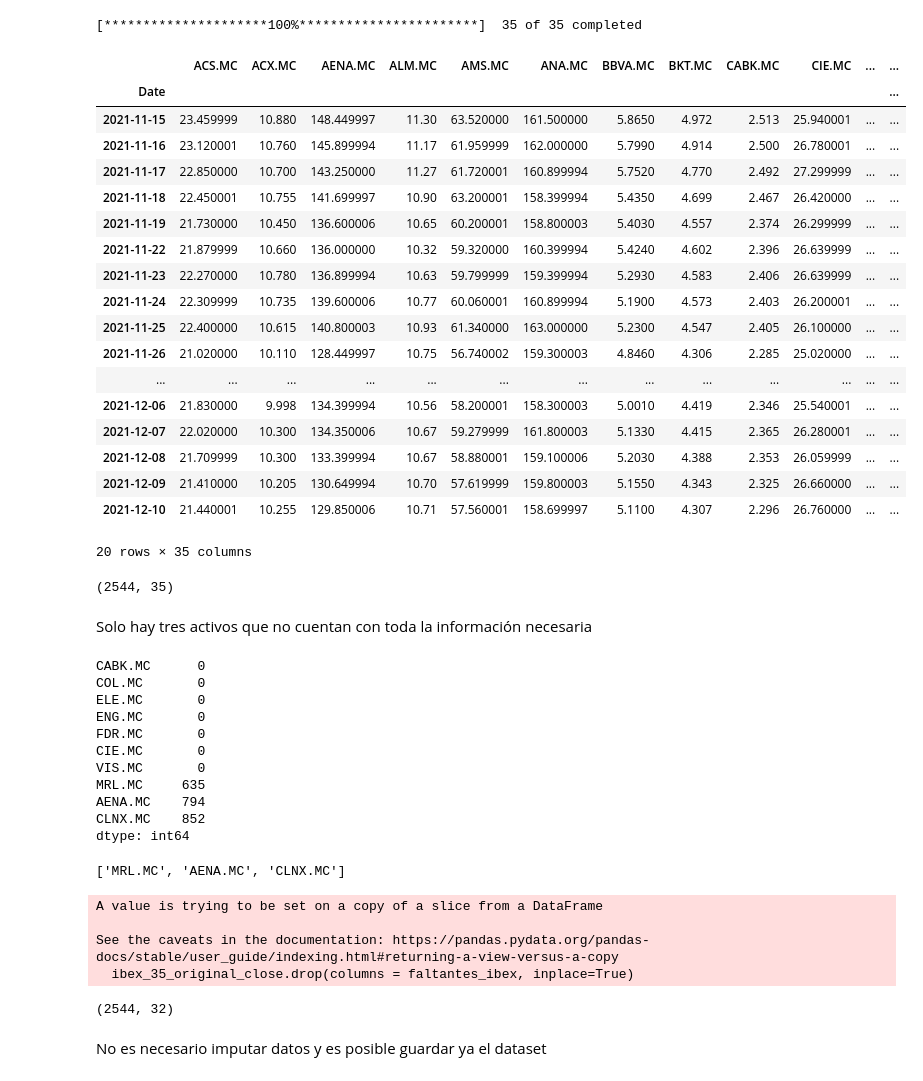
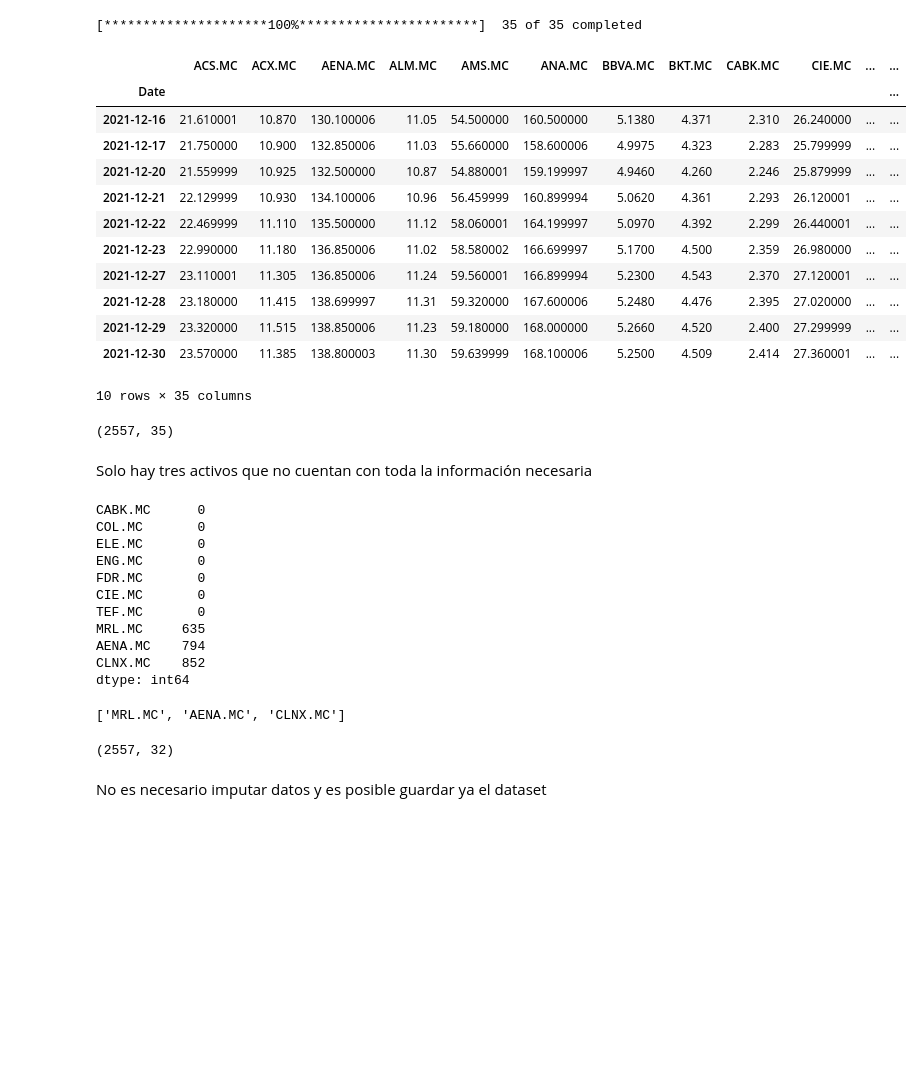
Before and after one commit to jduarte00/tesis, a Jupyter notebook: DataSets.ipynb, the cells around one changed output. Cells and saved outputs as stored; diff of their text form; code cells hidden in the pictures; blank space fills up the shorter version.

```diff
--- a/DataSets.ipynb
+++ b/DataSets.ipynb
@@ -88,7 +88,7 @@ Para ver la composición del índice en otros tiempos consultar las versiones en
 # %% [markdown]
 A continuación se hace el web scraping de los componentes del S&P 500 a finales del 2021 en la versión de archivo de Wikipedia y mediante Beautifull Soup se obtienen los tickers correspondientes.
 # %%
-resp = requests.get('https://en.wikipedia.org/wiki/List_of_S%26P_500_companies')
+resp = requests.get('https://en.wikipedia.org/w/index.php?title=List_of_S%26P_500_companies&oldid=1062834329')
 soup = bs.BeautifulSoup(resp.text, 'lxml')
 table = soup.find('table', {'class': 'wikitable sortable'})
 # %%
@@ -806,30 +716,25 @@ ibex_35_original = yf.download(tickers_ibex, "2012-01-01", "2021-12-31")
 # %%
 ibex_35_original_close = ibex_35_original['Close']
-ibex_35_original_close.tail(20)
+ibex_35_original_close.to_csv('./data/ibex_35_original_close.csv', index = True)
+ibex_35_original_close.tail(10)
 # %% [output]
 |  | ACS.MC | ACX.MC | AENA.MC | ALM.MC | AMS.MC | ANA.MC | BBVA.MC | BKT.MC | CABK.MC | CIE.MC | ... | ... |
 | Date |  |  |  |  |  |  |  |  |  |  |  | ... |
-| 2021-11-15 | 23.459999 | 10.880 | 148.449997 | 11.30 | 63.520000 | 161.500000 | 5.8650 | 4.972 | 2.513 | 25.940001 | ... | ... |
-| 2021-11-16 | 23.120001 | 10.760 | 145.899994 | 11.17 | 61.959999 | 162.000000 | 5.7990 | 4.914 | 2.500 | 26.780001 | ... | ... |
-| 2021-11-17 | 22.850000 | 10.700 | 143.250000 | 11.27 | 61.720001 | 160.899994 | 5.7520 | 4.770 | 2.492 | 27.299999 | ... | ... |
-| 2021-11-18 | 22.450001 | 10.755 | 141.699997 | 10.90 | 63.200001 | 158.399994 | 5.4350 | 4.699 | 2.467 | 26.420000 | ... | ... |
-| 2021-11-19 | 21.730000 | 10.450 | 136.600006 | 10.65 | 60.200001 | 158.800003 | 5.4030 | 4.557 | 2.374 | 26.299999 | ... | ... |
-| 2021-11-22 | 21.879999 | 10.660 | 136.000000 | 10.32 | 59.320000 | 160.399994 | 5.4240 | 4.602 | 2.396 | 26.639999 | ... | ... |
-| 2021-11-23 | 22.270000 | 10.780 | 136.899994 | 10.63 | 59.799999 | 159.399994 | 5.2930 | 4.583 | 2.406 | 26.639999 | ... | ... |
-| 2021-11-24 | 22.309999 | 10.735 | 139.600006 | 10.77 | 60.060001 | 160.899994 | 5.1900 | 4.573 | 2.403 | 26.200001 | ... | ... |
-| 2021-11-25 | 22.400000 | 10.615 | 140.800003 | 10.93 | 61.340000 | 163.000000 | 5.2300 | 4.547 | 2.405 | 26.100000 | ... | ... |
-| 2021-11-26 | 21.020000 | 10.110 | 128.449997 | 10.75 | 56.740002 | 159.300003 | 4.8460 | 4.306 | 2.285 | 25.020000 | ... | ... |
-| ... | ... | ... | ... | ... | ... | ... | ... | ... | ... | ... | ... | ... |
-| 2021-12-06 | 21.830000 | 9.998 | 134.399994 | 10.56 | 58.200001 | 158.300003 | 5.0010 | 4.419 | 2.346 | 25.540001 | ... | ... |
-| 2021-12-07 | 22.020000 | 10.300 | 134.350006 | 10.67 | 59.279999 | 161.800003 | 5.1330 | 4.415 | 2.365 | 26.280001 | ... | ... |
-| 2021-12-08 | 21.709999 | 10.300 | 133.399994 | 10.67 | 58.880001 | 159.100006 | 5.2030 | 4.388 | 2.353 | 26.059999 | ... | ... |
-| 2021-12-09 | 21.410000 | 10.205 | 130.649994 | 10.70 | 57.619999 | 159.800003 | 5.1550 | 4.343 | 2.325 | 26.660000 | ... | ... |
-| 2021-12-10 | 21.440001 | 10.255 | 129.850006 | 10.71 | 57.560001 | 158.699997 | 5.1100 | 4.307 | 2.296 | 26.760000 | ... | ... |
+| 2021-12-16 | 21.610001 | 10.870 | 130.100006 | 11.05 | 54.500000 | 160.500000 | 5.1380 | 4.371 | 2.310 | 26.240000 | ... | ... |
+| 2021-12-17 | 21.750000 | 10.900 | 132.850006 | 11.03 | 55.660000 | 158.600006 | 4.9975 | 4.323 | 2.283 | 25.799999 | ... | ... |
+| 2021-12-20 | 21.559999 | 10.925 | 132.500000 | 10.87 | 54.880001 | 159.199997 | 4.9460 | 4.260 | 2.246 | 25.879999 | ... | ... |
+| 2021-12-21 | 22.129999 | 10.930 | 134.100006 | 10.96 | 56.459999 | 160.899994 | 5.0620 | 4.361 | 2.293 | 26.120001 | ... | ... |
+| 2021-12-22 | 22.469999 | 11.110 | 135.500000 | 11.12 | 58.060001 | 164.199997 | 5.0970 | 4.392 | 2.299 | 26.440001 | ... | ... |
+| 2021-12-23 | 22.990000 | 11.180 | 136.850006 | 11.02 | 58.580002 | 166.699997 | 5.1700 | 4.500 | 2.359 | 26.980000 | ... | ... |
+| 2021-12-27 | 23.110001 | 11.305 | 136.850006 | 11.24 | 59.560001 | 166.899994 | 5.2300 | 4.543 | 2.370 | 27.120001 | ... | ... |
+| 2021-12-28 | 23.180000 | 11.415 | 138.699997 | 11.31 | 59.320000 | 167.600006 | 5.2480 | 4.476 | 2.395 | 27.020000 | ... | ... |
+| 2021-12-29 | 23.320000 | 11.515 | 138.850006 | 11.23 | 59.180000 | 168.000000 | 5.2660 | 4.520 | 2.400 | 27.299999 | ... | ... |
+| 2021-12-30 | 23.570000 | 11.385 | 138.800003 | 11.30 | 59.639999 | 168.100006 | 5.2500 | 4.509 | 2.414 | 27.360001 | ... | ... |
-20 rows × 35 columns
+10 rows × 35 columns
 # %%
 ibex_35_original_close.shape
 # %% [output]
-(2544, 35)
+(2557, 35)
 # %% [markdown]
 Solo hay tres activos que no cuentan con toda la información necesaria
 # %%
@@ -841,7 +746,7 @@ ELE.MC       0
 ENG.MC       0
 FDR.MC       0
 CIE.MC       0
-VIS.MC       0
+TEF.MC       0
 MRL.MC     635
 AENA.MC    794
 CLNX.MC    852
@@ -852,14 +757,10 @@ faltantes_ibex
 # %% [output]
 ['MRL.MC', 'AENA.MC', 'CLNX.MC']
 # %%
-ibex_35_original_close.drop(columns = faltantes_ibex, inplace=True)
-ibex_35_original_close.shape
+ibex_35_original_clean = ibex_35_original_close.drop(columns = faltantes_ibex)
+ibex_35_original_clean.shape
 # %% [output]
-A value is trying to be set on a copy of a slice from a DataFrame
-
-See the caveats in the documentation: https://pandas.pydata.org/pandas-docs/stable/user_guide/indexing.html#returning-a-view-versus-a-copy
-  ibex_35_original_close.drop(columns = faltantes_ibex, inplace=True)
+(2557, 32)
-(2544, 32)
 # %% [markdown]
 No es necesario imputar datos y es posible guardar ya el dataset
 # %%
```
Also changed, not shown: parts of 172 cells of this notebook, 21 other files.
